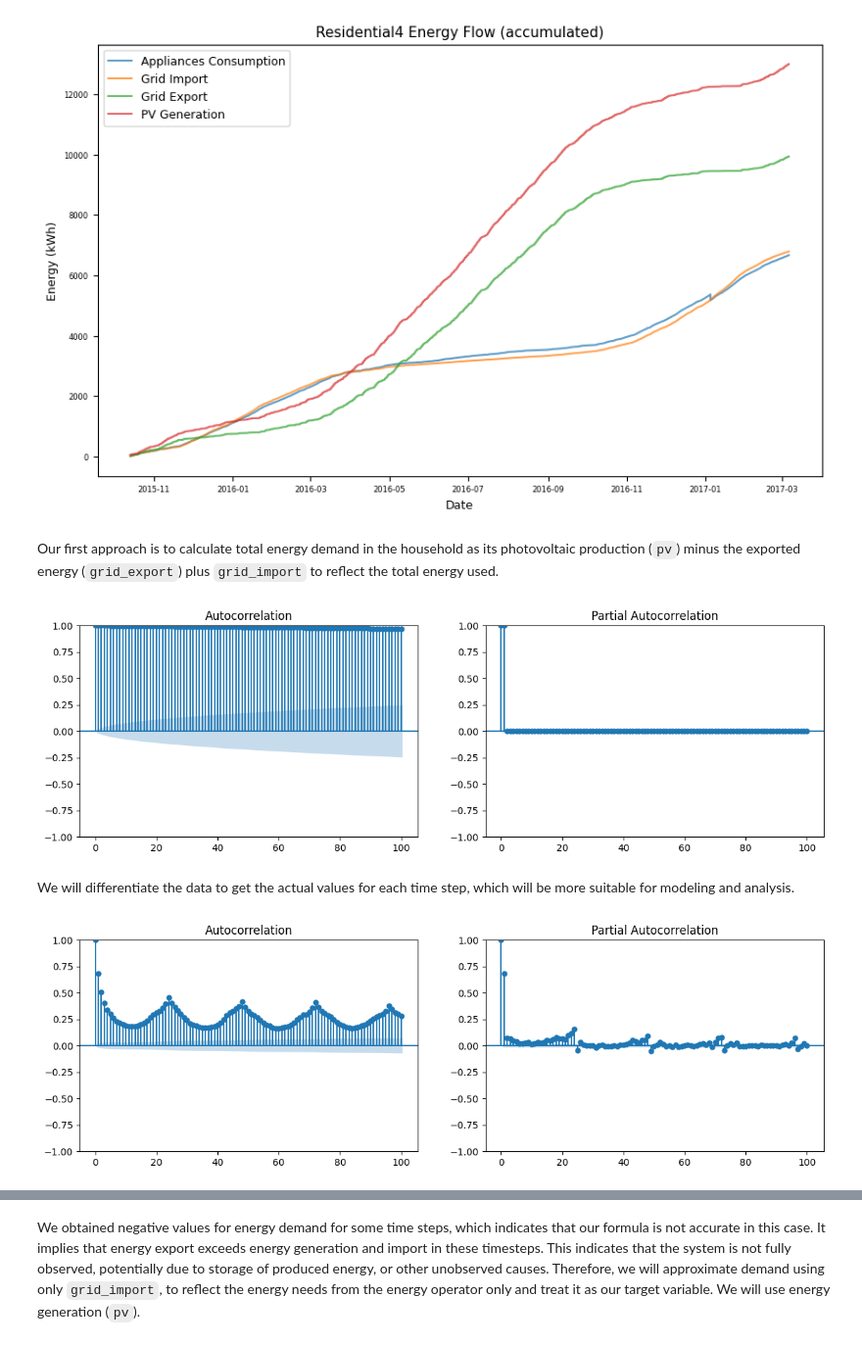
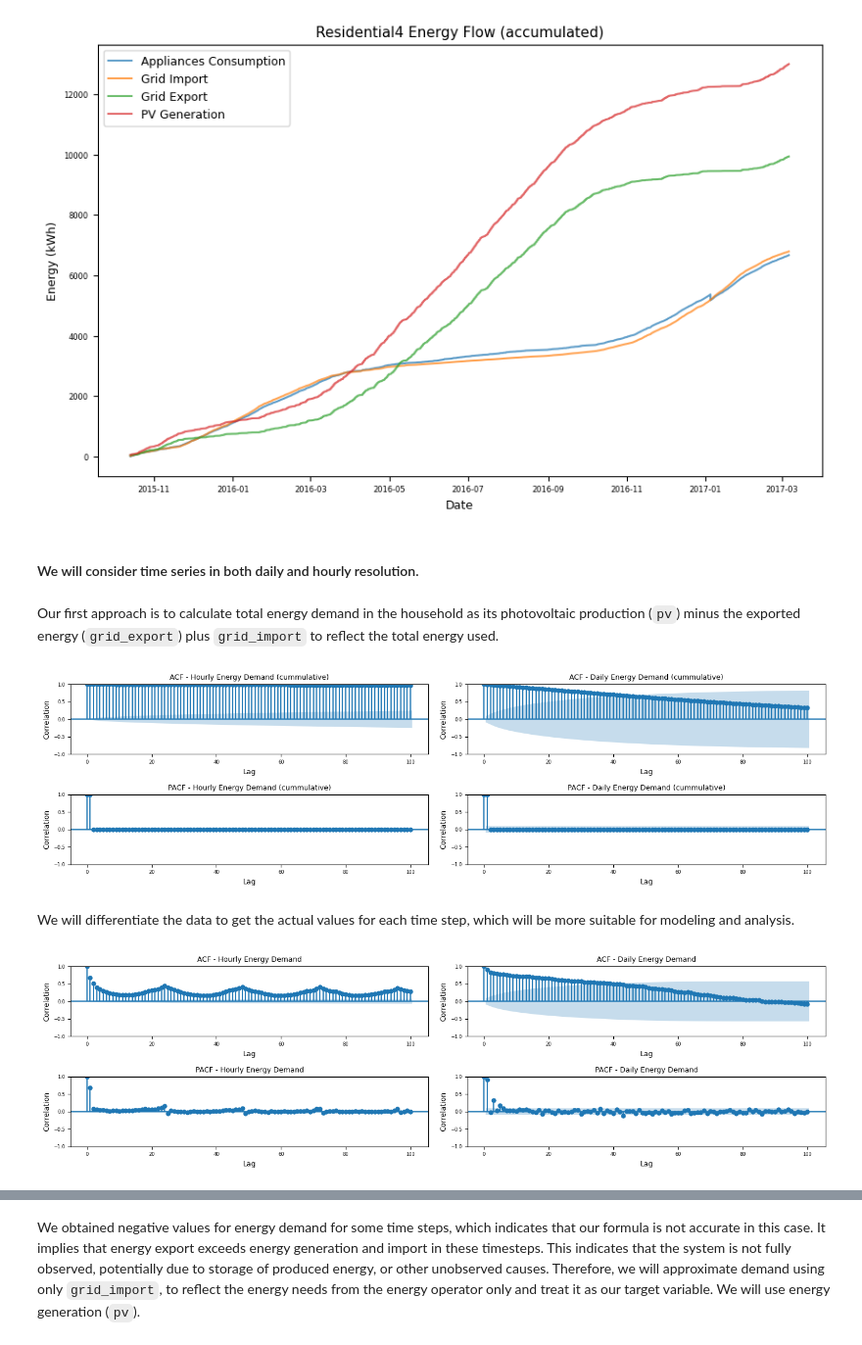
Before and after one commit to JoannaKusy/ML_for_Data_Analytics_Project, a Jupyter notebook: notebooks/01_eda.ipynb, the cells around one changed output, grey strips where cells are left out. Shown at 98% size. Saved outputs shown, nothing was run; the diff lists cells and outputs as text; code cells hidden in the pictures.

Commit message:
Added daily resolution data in EDA and feature_engineering

```diff
--- a/notebooks/01_eda.ipynb
+++ b/notebooks/01_eda.ipynb
@@ -331,19 +330,38 @@ plt.tick_params(labelsize=TICK_LABEL_FONTSIZE)
 plt.show()
 # %% [output]
 [figure]
+# %% [markdown]
+#### We will consider time series in both daily and hourly resolution.
+# %%
+residential4_data_hourly = residential4_data.copy()
+residential4_data_daily = residential4_data.copy().resample('D').mean()
 # %% [markdown]
 Our first approach is to calculate total energy demand in the household as its photovoltaic production (`pv`) minus the exported energy (`grid_export`) plus `grid_import` to reflect the total energy used.
 # %%
 # perhaps, we should concider energy demend as energy obtain - energy exported
-energy_demand = residential4_data['grid_import'] + residential4_data['pv'] - residential4_data['grid_export']
+energy_demand_hourly = residential4_data_hourly['grid_import'] + residential4_data_hourly['pv'] - residential4_data_hourly['grid_export']
+energy_demand_daily = residential4_data_daily['grid_import'] + residential4_data_daily['pv'] - residential4_data_daily['grid_export']
 # %%
 # Plot ACF/PACF on raw cumulative data
-fig, axes = plt.subplots(1, 2, figsize=(14, 4))
-plot_acf(energy_demand, lags=100, ax=axes[0])
-plot_pacf(energy_demand, lags=100, ax=axes[1])
+fig, axes = plt.subplots(2, 2, figsize=(14, 4))
+plot_acf(energy_demand_hourly, lags=100, ax=axes[0, 0])
+plot_pacf(energy_demand_hourly, lags=100, ax=axes[1, 0])
+plot_acf(energy_demand_daily, lags=100, ax=axes[0, 1])
+plot_pacf(energy_demand_daily, lags=100, ax=axes[1, 1])
+
+axes[0, 0].set_title('ACF - Hourly Energy Demand (cummulative)', fontsize=LABEL_FONTSIZE)
+axes[1, 0].set_title('PACF - Hourly Energy Demand (cummulative)', fontsize=LABEL_FONTSIZE)
+axes[0, 1].set_title('ACF - Daily Energy Demand (cummulative)', fontsize=LABEL_FONTSIZE)
+axes[1, 1].set_title('PACF - Daily Energy Demand (cummulative)', fontsize=LABEL_FONTSIZE)
+
+for ax in axes.flat:
+    ax.set_xlabel('Lag', fontsize=LABEL_FONTSIZE)
+    ax.set_ylabel('Correlation', fontsize=LABEL_FONTSIZE)
+    ax.tick_params(labelsize=TICK_LABEL_FONTSIZE)
+plt.tight_layout()
 plt.show()
 # %% [output]
-[figure, old version]
+[figure, new version]
 # %% [markdown]
 We will differentiate the data to get the actual values for each time step, which will be more suitable for modeling and analysis.
 # %%
@@ -353,9 +375,22 @@ energy_demand = residential4_data['grid_import'] + residential4_data['pv'] - res
 # %%
-fig, axes = plt.subplots(1, 2, figsize=(14, 4))
-plot_acf(energy_demand, lags=100, ax=axes[0])
-plot_pacf(energy_demand, lags=100, ax=axes[1])
+fig, axes = plt.subplots(2, 2, figsize=(14, 4))
+plot_acf(energy_demand_hourly, lags=100, ax=axes[0, 0])
+plot_pacf(energy_demand_hourly, lags=100, ax=axes[1, 0])
+plot_acf(energy_demand_daily, lags=100, ax=axes[0, 1])
+plot_pacf(energy_demand_daily, lags=100, ax=axes[1, 1])
+
+axes[0, 0].set_title('ACF - Hourly Energy Demand', fontsize=LABEL_FONTSIZE)
+axes[1, 0].set_title('PACF - Hourly Energy Demand', fontsize=LABEL_FONTSIZE)
+axes[0, 1].set_title('ACF - Daily Energy Demand', fontsize=LABEL_FONTSIZE)
+axes[1, 1].set_title('PACF - Daily Energy Demand', fontsize=LABEL_FONTSIZE)
+
+for ax in axes.flat:
+    ax.set_xlabel('Lag', fontsize=LABEL_FONTSIZE)
+    ax.set_ylabel('Correlation', fontsize=LABEL_FONTSIZE)
+    ax.tick_params(labelsize=TICK_LABEL_FONTSIZE)
+plt.tight_layout()
 plt.show()
 # %% [output]
-[figure, old version]
+[figure, new version]
 # %%
 # after group discussion, we decided to exclude "appliances_consumption" from demand calculation
```
Also changed, not shown: parts of 41 cells of this notebook, 1 other file.
